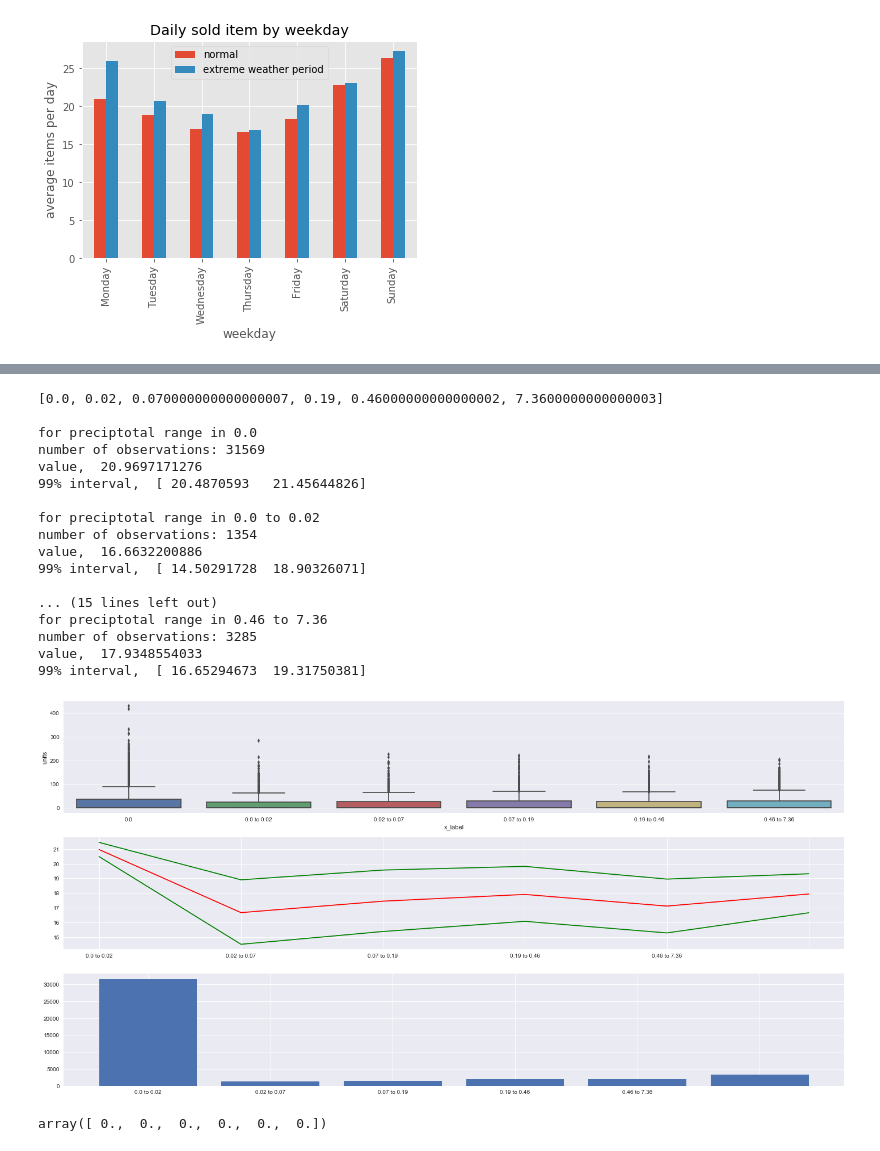
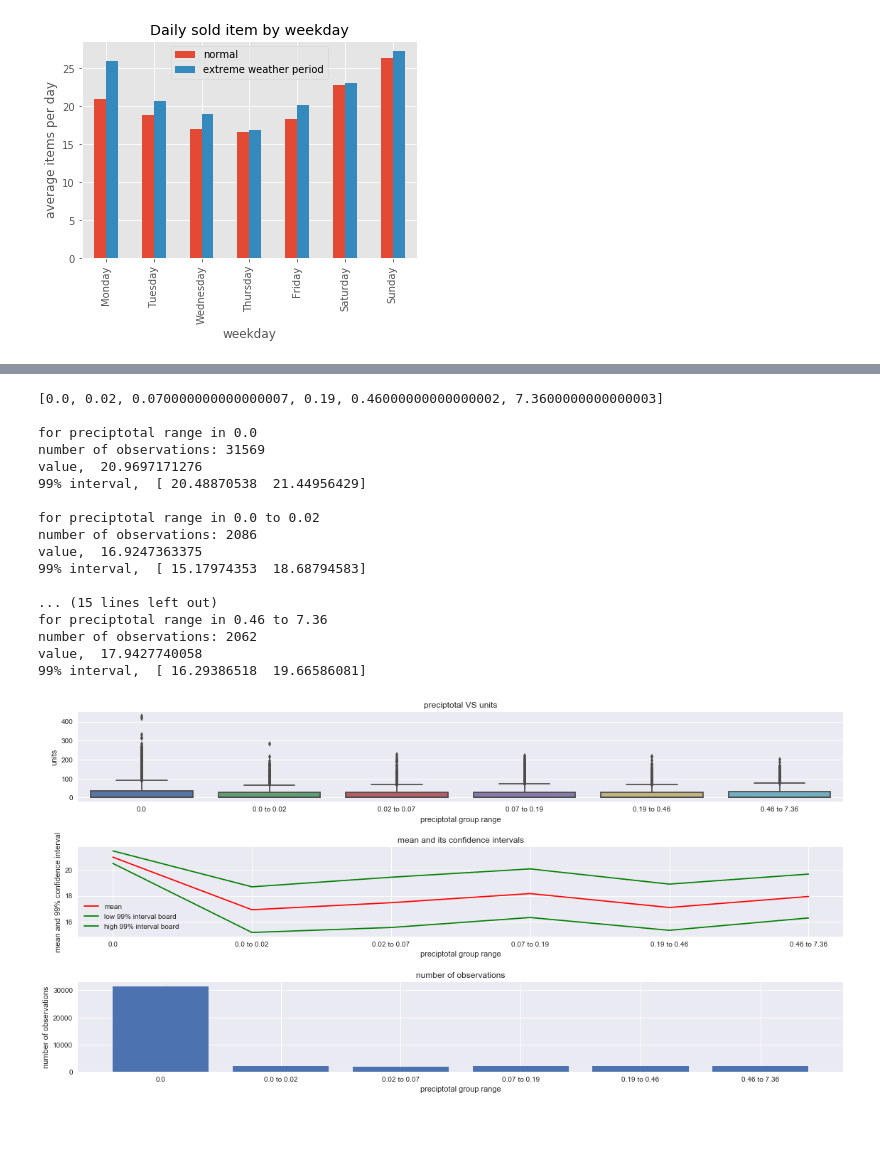
Before and after one commit to ZackCode/Capstone1_Walmert_Sales, a Jupyter notebook: recruiting-competition-practice/reports/data_storytelling_part_2.ipynb, the cells around one changed output, grey strips where cells are left out. Cells and saved outputs as stored; diff of their text form; code cells hidden in the pictures.

```diff
--- a/recruiting-competition-practice/reports/data_storytelling_part_2.ipynb
+++ b/recruiting-competition-practice/reports/data_storytelling_part_2.ipynb
@@ -23,4 +35,8 @@ In the dataset, it seems that all the features in this dataset could affect sale
 # %%
+import matplotlib.pyplot as plt
+
+plt.style.use('ggplot')
+
 df_ordered['year'] = pd.to_datetime(df_ordered['date'], infer_datetime_format=True).dt.year
 
 mask = (df_ordered['item_nbr'] == 5)
@@ -28,9 +44,23 @@ data = df_ordered.loc[mask,['units','year']]
 
 count = data.groupby(['year']).aggregate(np.mean).unstack()
 count.index = count.index.droplevel()
+
+
+mask = ((df_ordered['item_nbr'] == 5) & (df_ordered['WEvent'] == 1))
+data = df_ordered.loc[mask,['units','year']]
+
+count_severe = data.groupby(['year']).aggregate(np.mean).unstack()
+count_severe.index = count_severe.index.droplevel()
+
+count = pd.concat([count, count_severe], axis=1)
+count.columns = ['normal','extreme weather period']
+
 count.plot(kind='bar')
+
 plt.title('Daily sold item by year')
-plt.xlabel('Year')
+plt.xlabel('year')
 plt.ylabel('average items per day')
+
+
 plt.show()
 # %% [output]
@@ -144,7 +223,7 @@ def cont_boxplot(data,xlabel,ylabel,seg=10):
     number.append(len(obsers))
     order.append(str(data_range[0]))
     for i in range(seg):
-        data.loc[(data[xlabel]>data_range[i])&(data[xlabel]<data_range[i+1]),'x_label']=str(data_range[i])+' to '+str(data_range[i+1])
+        data.loc[(data[xlabel]>data_range[i])&(data[xlabel]<=data_range[i+1]),'x_label']=str(data_range[i])+' to '+str(data_range[i+1])
         obsers = data.loc[data['x_label']==str(data_range[i])+' to '+str(data_range[i+1]),ylabel]
         print '\n'+'for '+xlabel+' range in '+str(data_range[i])+' to '+str(data_range[i+1])
         print 'number of observations: '+str(len(obsers))
@@ -154,46 +233,54 @@ def cont_boxplot(data,xlabel,ylabel,seg=10):
         value_interv_h.append(t_interv[1])
         number.append(len(obsers))
         order.append(str(data_range[i])+' to '+str(data_range[i+1]))
-    f, (ax1, ax2, ax3) = plt.subplots(3, figsize=(20,10))
+    f, (ax1, ax2, ax3) = plt.subplots(3, figsize=(16,8))
     sns.boxplot(x='x_label',y=ylabel,data=data,ax=ax1,order=order)
+    ax1.set_title(xlabel+' VS '+ylabel)
+    ax1.set_xlabel(xlabel + ' group range')
+    ax1.set_ylabel(ylabel)
     #ax1.set_xticklabels(data['x_label'],rotation='vertical')
 
-    ax2.plot(value,c='red')
-    ax2.plot(value_interv_l,c='green')
-    ax2.plot(value_interv_h,c='green')
+    order.insert(0,'Somehow the set_xticklabel start from 1')
+    ax2.plot(value,c='red', label='mean')
+    ax2.plot(value_interv_l,c='green', label='low 99% interval board')
+    ax2.plot(value_interv_h,c='green', label='high 99% interval board')
     ax2.plot()
+    ax2.set_title('mean and its confidence intervals')
+    ax2.set_xlabel(xlabel + ' group range')
+    ax2.set_ylabel('mean and 99% confidence interval')
     ax2.set_xticklabels(order)
+    ax2.legend()
 
     #ax2.plot(number)
     ax3.bar(np.array(np.arange(len(number))), np.array(number), width=0.8)
+    ax3.set_xticklabels(order)
+    ax3.set_title('number of observations')
+    ax3.set_xlabel(xlabel + ' group range')
+    ax3.set_ylabel('number of observations')
     ax3.set_xticklabels(order)
     plt.tight_layout()
     plt.show()
     #return value, value_interv_l, value_interv_h
 
 mask = (df_ordered['item_nbr'] == 5)
 data = df_ordered.loc[mask,['units','preciptotal']]
 cont_boxplot(data,'preciptotal','units',seg=20)
 # %% [output]
 [0.0, 0.02, 0.070000000000000007, 0.19, 0.46000000000000002, 7.3600000000000003]
 
 for preciptotal range in 0.0
 number of observations: 31569
 value,  20.9697171276
-99% interval,  [ 20.4870593   21.45644826]
+99% interval,  [ 20.48870538  21.44956429]
 
 for preciptotal range in 0.0 to 0.02
-number of observations: 1354
-value,  16.6632200886
-99% interval,  [ 14.50291728  18.90326071]
+number of observations: 2086
+value,  16.9247363375
+99% interval,  [ 15.17974353  18.68794583]
 
 ... (15 lines left out)
 for preciptotal range in 0.46 to 7.36
-number of observations: 3285
-value,  17.9348554033
-99% interval,  [ 16.65294673  19.31750381]
+number of observations: 2062
+value,  17.9427740058
+99% interval,  [ 16.29386518  19.66586081]
-[figure, old version]
+[figure, new version]
-# %%
-np.percentile(data['preciptotal'],[10,20,30,40,50,60])
-# %% [output]
-array([ 0.,  0.,  0.,  0.,  0.,  0.])
```
Also changed, not shown: parts of 24 cells of this notebook.
